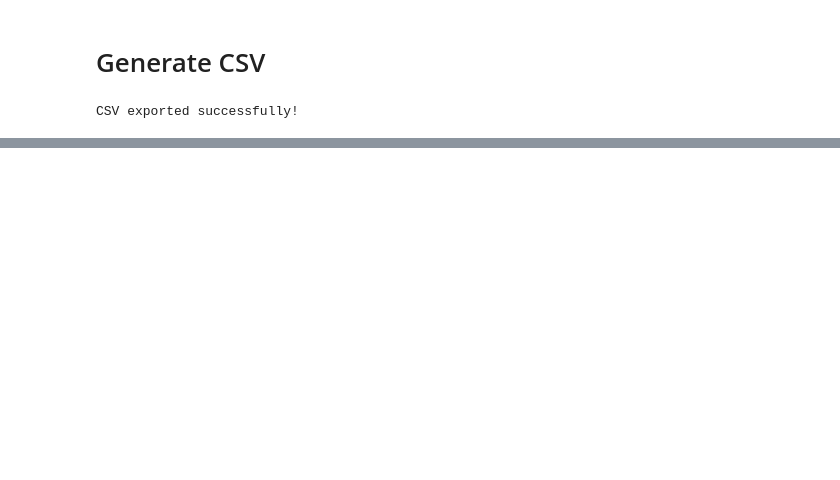
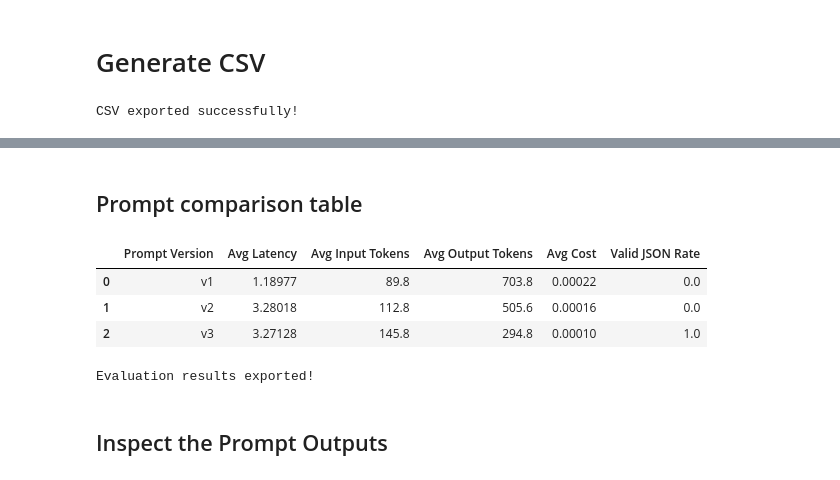
Before and after one commit to dwai86/LLMops, a Jupyter notebook: notebooks/LLMops.ipynb, the cells around one changed output, grey strips where cells are left out. Saved outputs shown, nothing was run; the diff lists cells and outputs as text; code cells hidden in the pictures; blank space fills up the shorter version.

```diff
--- a/notebooks/LLMops.ipynb
+++ b/notebooks/LLMops.ipynb
@@ -312,0 +878,5 @@ latency_summary.to_csv(
+# %%
+@scorer
+def valid_json(outputs: str) -> bool:
+
+    return is_valid_eduassist_json(outputs)
@@ -312,0 +931,47 @@ latency_summary.to_csv(
+# %% [markdown]
+## Prompt comparison table
+# %%
+comparison_rows = []
+
+for label in prompt_versions:
+
+    version_df = prompt_results_df[
+        (prompt_results_df["prompt_version"] == label) &
+        (prompt_results_df["response_status"] == "success")
+    ]
+
+    comparison_rows.append({
+
+        "Prompt Version": label,
+
+        "Avg Latency": version_df["latency"].mean(),
+
+        "Avg Input Tokens": version_df["input_tokens"].mean(),
+
+        "Avg Output Tokens": version_df["output_tokens"].mean(),
+
+        "Avg Cost": version_df["total_cost_usd"].mean(),
+
+        "Valid JSON Rate": version_df["valid_json"].mean()
+
+    })
+
+comparison_df = pd.DataFrame(comparison_rows)
+
+display(comparison_df.round(5))
+# %% [output]
+|  | Prompt Version | Avg Latency | Avg Input Tokens | Avg Output Tokens | Avg Cost | Valid JSON Rate |
+| 0 | v1 | 1.18977 | 89.8 | 703.8 | 0.00022 | 0.0 |
+| 1 | v2 | 3.28018 | 112.8 | 505.6 | 0.00016 | 0.0 |
+| 2 | v3 | 3.27128 | 145.8 | 294.8 | 0.00010 | 1.0 |
+# %%
+comparison_df.to_csv(
+    "../outputs/prompt_comparison.csv",
+    index=False
+)
+
+print("Evaluation results exported!")
+# %% [output]
+Evaluation results exported!
+# %% [markdown]
+## Inspect the Prompt Outputs
```
Also changed, not shown: parts of 45 cells of this notebook, 16 other files.
